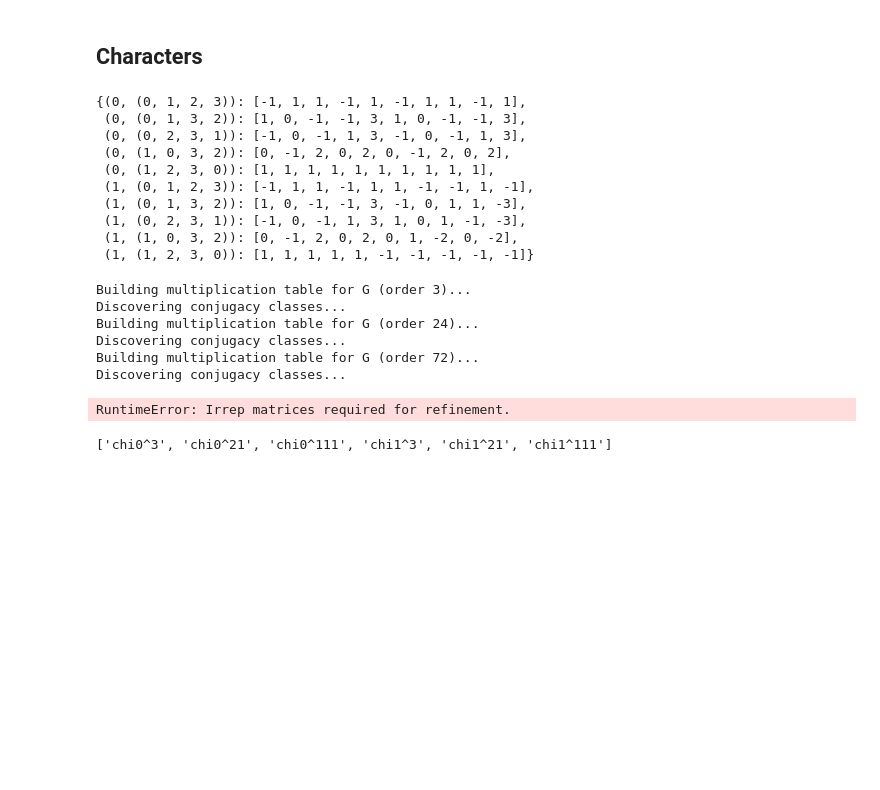
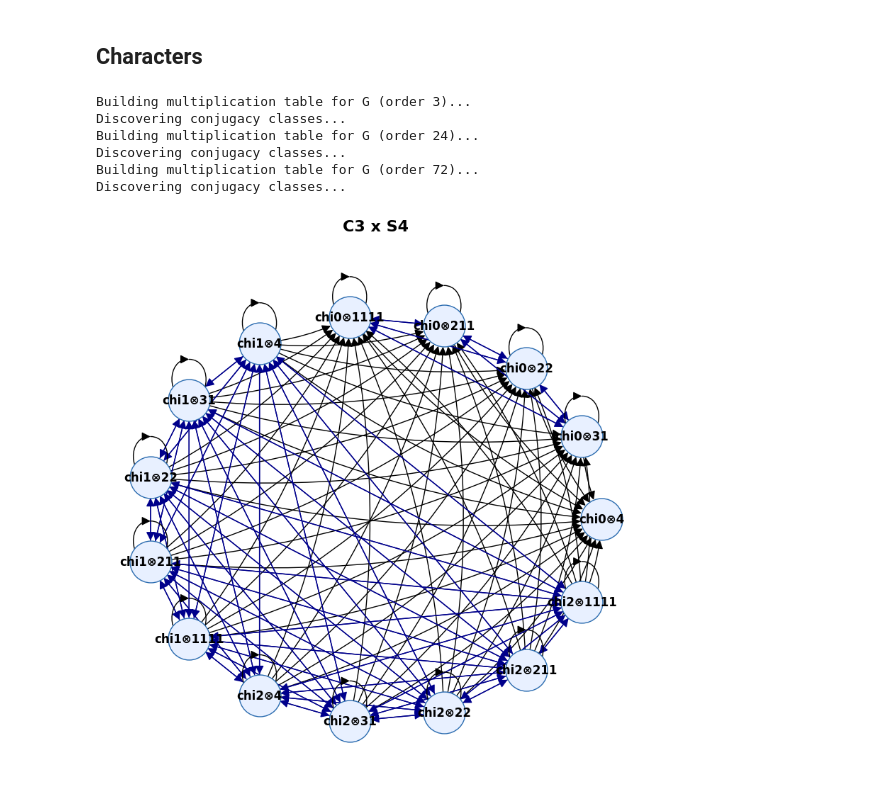
Before and after one commit to ManiShayestehfar/Masters, a Jupyter notebook: equivarient_NN/finite_groups/Cn_X_Sk_Sk-1.ipynb, the cells around one changed output. Saved outputs shown, nothing was run; the diff lists cells and outputs as text; code cells hidden in the pictures; blank space fills up the shorter version.

```diff
--- a/equivarient_NN/finite_groups/Cn_X_Sk_Sk-1.ipynb
+++ b/equivarient_NN/finite_groups/Cn_X_Sk_Sk-1.ipynb
@@ -167,48 +167,32 @@ def product_class_character_map_from_tables(G, Cn_table, Cn_labels, Sk_table, Sk
 # %%
 n = 3
 k = 4
-# %%
-char_table
-# %% [output]
-{(0, (0, 1, 2, 3)): [-1, 1, 1, -1, 1, -1, 1, 1, -1, 1],
- (0, (0, 1, 3, 2)): [1, 0, -1, -1, 3, 1, 0, -1, -1, 3],
- (0, (0, 2, 3, 1)): [-1, 0, -1, 1, 3, -1, 0, -1, 1, 3],
- (0, (1, 0, 3, 2)): [0, -1, 2, 0, 2, 0, -1, 2, 0, 2],
- (0, (1, 2, 3, 0)): [1, 1, 1, 1, 1, 1, 1, 1, 1, 1],
- (1, (0, 1, 2, 3)): [-1, 1, 1, -1, 1, 1, -1, -1, 1, -1],
- (1, (0, 1, 3, 2)): [1, 0, -1, -1, 3, -1, 0, 1, 1, -3],
- (1, (0, 2, 3, 1)): [-1, 0, -1, 1, 3, 1, 0, 1, -1, -3],
- (1, (1, 0, 3, 2)): [0, -1, 2, 0, 2, 0, 1, -2, 0, -2],
- (1, (1, 2, 3, 0)): [1, 1, 1, 1, 1, -1, -1, -1, -1, -1]}
 # %%
 Cn = build_Cn(n)
 Sk = build_Sk(k)
 
 G = build_product(Cn,Sk)
 H = build_H(k)
 
 solver = InducedRepSolver(G)
 solver.set_subgroup(H)
 
 Sk_char_table, Sk_labels = Sk_character_table(k)
 Cn_char_table, Cn_labels = Cn_character_table(n)
 char_table, labels = product_class_character_map_from_tables(G, Cn_char_table, Cn_labels, Sk_char_table, Sk_labels)
 solver.load_character_table(char_table,labels)
 
 solver.compute_projectors(refine=False)
 
-graph = solver.build_interaction_graph(RELU)
+# graph = solver.build_interaction_graph(RELU)
+graph = solver.build_isotypic_graph(RELU)
 
 solver.visualise_interaction_graph(graph, group_name=f"C{n} x S{k}")
 # %% [output]
 Building multiplication table for G (order 3)...
 Discovering conjugacy classes...
 Building multiplication table for G (order 24)...
 Discovering conjugacy classes...
 Building multiplication table for G (order 72)...
 Discovering conjugacy classes...
-RuntimeError: Irrep matrices required for refinement.
+[figure, added]
-# %%
-labels
-# %% [output]
-['chi0^3', 'chi0^21', 'chi0^111', 'chi1^3', 'chi1^21', 'chi1^111']
```
Also changed, not shown: parts of 2 cells of this notebook, 1 other file.
